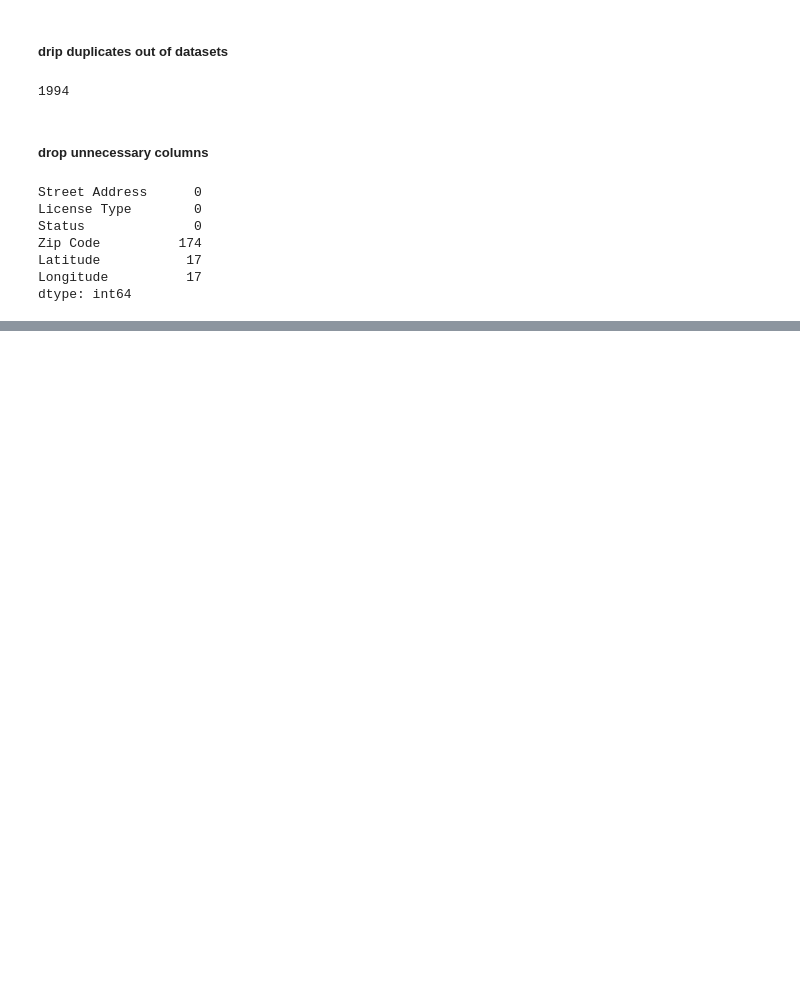
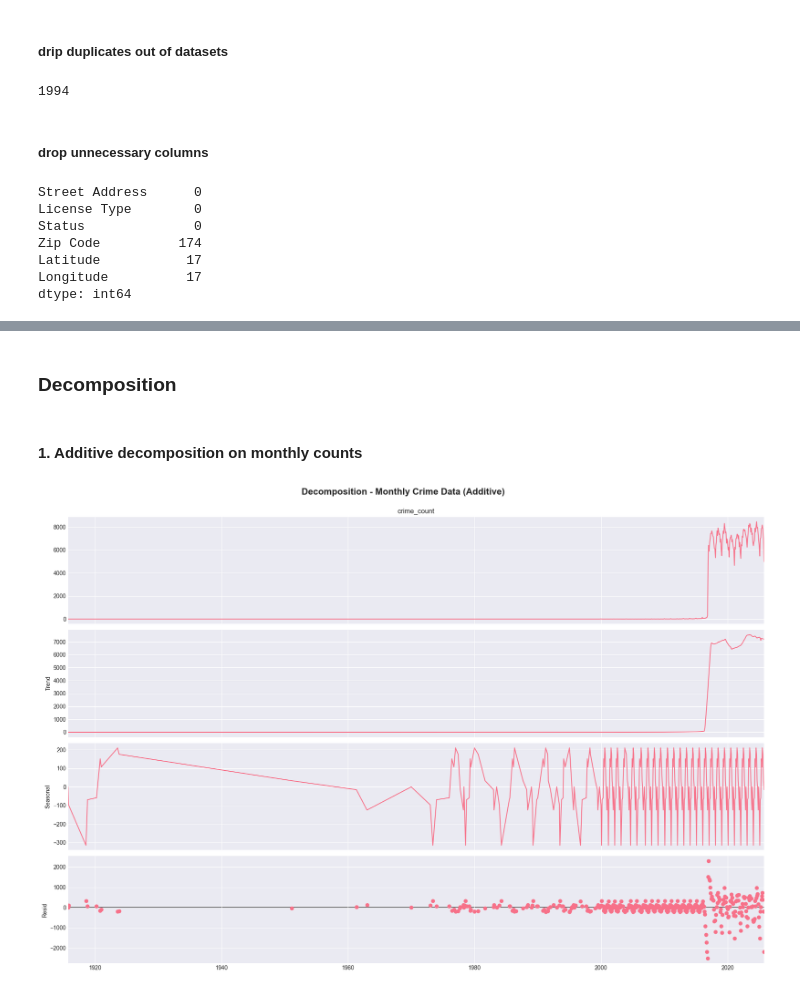
Before and after one commit to spacedust10/detroit-crime-analysis, a Jupyter notebook: analysis.ipynb, the cells around one changed output, grey strips where cells are left out. Cells and saved outputs as stored; diff of their text form; code cells hidden in the pictures; blank space fills up the shorter version.

```diff
--- a/analysis.ipynb
+++ b/analysis.ipynb
@@ -300,0 +316,7 @@ dtype: int64
+# %%
+crime_incidents_['date'] = crime_incidents_.index.date
+crime_incidents_['year'] = crime_incidents_.index.year
+crime_incidents_['month'] = crime_incidents_.index.month
+crime_incidents_['week'] = crime_incidents_.index.isocalendar().week
+crime_incidents_['day_of_week'] = crime_incidents_.index.dayofweek
+crime_incidents_['hour'] = crime_incidents_.index.hour
@@ -300,0 +368,25 @@ dtype: int64
+# %% [markdown]
+### Decomposition
+# %% [markdown]
+#### 1. Additive decomposition on monthly counts
+# %%
+# Perform decomposition (Additive)
+decomposition_monthly_additive = seasonal_decompose(
+    monthly_crimes['crime_count'],
+    model='additive',
+    period=12,  # 12 months = 1 year seasonality
+    extrapolate_trend='freq'
+)
+
+trend_monthly = decomposition_monthly_additive.trend
+seasonal_monthly = decomposition_monthly_additive.seasonal
+residual_monthly = decomposition_monthly_additive.resid
+
+fig = decomposition_monthly_additive.plot()
+fig.set_size_inches(18, 12)
+fig.suptitle('Decomposition - Monthly Crime Data (Additive)',
+             fontsize=16, fontweight='bold', y=1.00)
+plt.tight_layout()
+plt.show()
+# %% [output]
+[figure, added]
```
Also changed, not shown: parts of 21 cells of this notebook.
